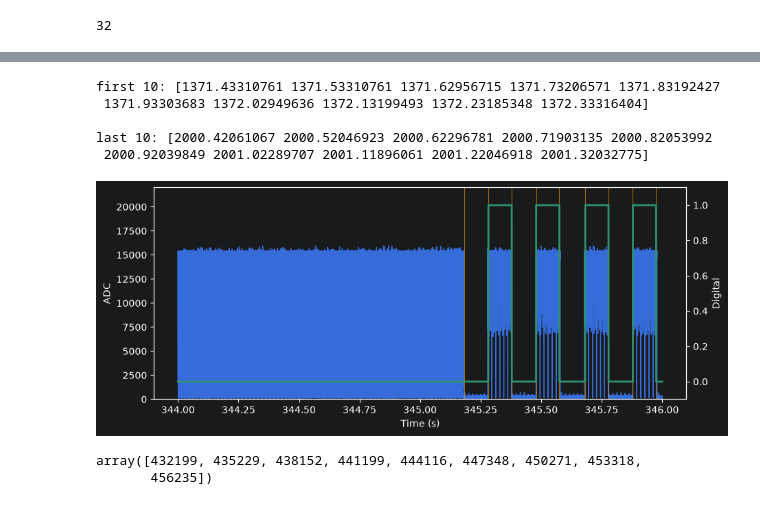
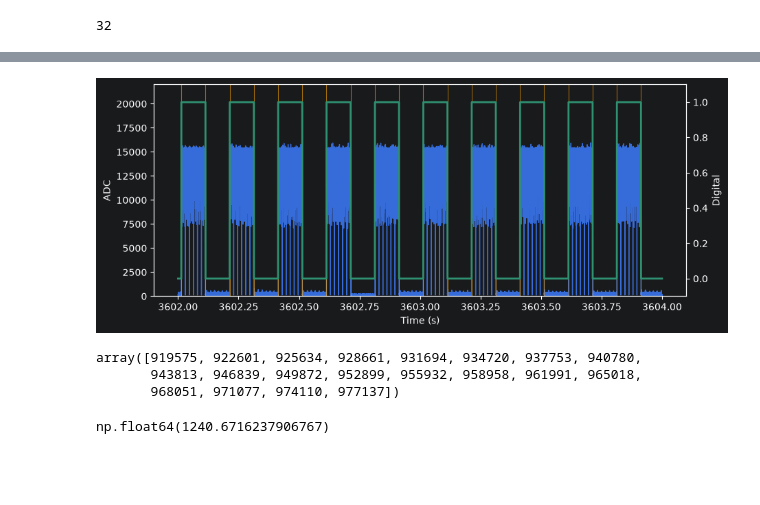
Before and after one commit to KaiCao2003/rfmapping, a Jupyter notebook: matlab.ipynb, the cells around one changed output, grey strips where cells are left out. Saved outputs shown, nothing was run; the diff lists cells and outputs as text; code cells hidden in the pictures; blank space fills up the shorter version.

```diff
--- a/matlab.ipynb
+++ b/matlab.ipynb
@@ -123,12 +123,12 @@ max_internal_gap = 300
 
 raw_active = photodiode_data > edge_threshold
 
-# ADC_DI_data_noGap = fill_short_gaps(
-#     raw_active,
-#     min_gap=max_internal_gap,
-# )
+ADC_DI_data_noGap = fill_short_gaps(
+    raw_active,
+    min_gap=max_internal_gap,
+)
 
-ADC_DI_data_noGap = fill_short_gaps(~(fill_short_gaps(photodiode_data < 15000, min_gap=10)), min_gap=1000)
+# ADC_DI_data_noGap = fill_short_gaps(~(fill_short_gaps(photodiode_data < 15000, min_gap=10)), min_gap=1000)
 
 assert len(ADC_continuous_time_stamp_data) == len(
     ADC_DI_data_noGap), f"Length mismatch: {len(ADC_continuous_time_stamp_data)} vs {len(ADC_DI_data_noGap)}"
@@ -186,17 +186,17 @@ if saved:
     print(f"Stored edits applied: {stored_data}")
 else:
     if deleteFrames:
-        on_list_time = np.delete(on_list_time, deleteFrames,)
+        on_list_time = np.delete(on_list_time, deleteFrames, )
 
     on_list_time = on_list_time[deleteStartIndex:deleteEndIndex]
 
     if interp_start:
         on_list_time = interp_replace(
-                on_list_time,
-                interp_start,
-                interp_end,
-                new_length=frames_between + 2,
-            )
+            on_list_time,
+            interp_start,
+            interp_end,
+            new_length=frames_between + 2,
+        )
 
 trials = loadmat(f"{base_dir}/{date}.mat")["trials"]
 
@@ -229,7 +229,6 @@ print("Session edits stored")
 # on_list_time = np.append(on_list_time, on_list_time[-1] + 0.1)
 on_list_time = np.append(on_list_time[0] - 0.1, on_list_time)
 
-
 # if num_of_rec == 2:
 #     on_list_time = on_list_time[2:]
 
@@ -310,12 +352,6 @@ on_list_time saved to /mnt/senzailab/Kai/#Recording/m19/260827/260827_10/data/hd
 print("first 10:", on_list_time[:10], "\n")
 
 print("last 10:", on_list_time[-10:])
-# %% [output]
-first 10: [1371.43310761 1371.53310761 1371.62956715 1371.73206571 1371.83192427
- 1371.93303683 1372.02949636 1372.13199493 1372.23185348 1372.33316404]
-
-last 10: [2000.42061067 2000.52046923 2000.62296781 2000.71903135 2000.82053992
- 2000.92039849 2001.02289707 2001.11896061 2001.22046918 2001.32032775]
 # %%
 for index, _ in enumerate(np.diff(on_list_time)):
     if _ < 0.08:
@@ -325,8 +361,9 @@ for index, _ in enumerate(np.diff(on_list_time)):
         print("Too long:")
         print(f"Gap detected at index {index}: {on_list_time[index]} to {on_list_time[index + 1]} (gap: {_})")
 # %%
-# start_time, end_time = 973, 978
-start_time, end_time = 344, 346
+start_time, end_time = 3602, 3604
+# start_time, end_time = (on_list_time[0] - 2), (on_list_time[2] + 1)  # Start
+# start_time, end_time = (on_list_time[-2] - 2), (on_list_time[-1] + 1)  # End
 
 # start_time, end_time = 55, 58
 
@@ -338,42 +375,44 @@ x = ADC_continuous_time_stamp_data[start_idx:end_idx]
 y1 = photodiode_data[start_idx:end_idx]
 y2 = ADC_DI_data_noGap[start_idx:end_idx]
 edges_list = on_list_time
 
 fig, ax1 = plt.subplots(figsize=(10, 4))
 
 l1 = ax1.plot(x, y1, color='C0', lw=1, label='ADC')
 ax1.set_ylim(0, 22000)
 ax1.set_xlabel("Time (s)")
 ax1.set_ylabel("ADC")
 
 ax2 = ax1.twinx()
 l2 = ax2.plot(x, y2, color='C3', lw=2, label='Digital')
 ax2.set_ylim(-0.1, 1.1)
 ax2.set_ylabel("Digital")
 
 # Add on_list rising/falling edge markers inside this displayed time window.
 # on_list_time is already in the same time base as x.
 left = np.searchsorted(edges_list, x[0], side="left")
 right = np.searchsorted(edges_list, x[-1], side="right")
 visible_edges = edges_list[left:right]
 
 visible_edge_indices = np.searchsorted(ADC_continuous_time_stamp_data, visible_edges)
 
 for t in visible_edges:
     ax1.axvline(t, color="orange", lw=0.8, alpha=0.6)
 plt.show()
 
 visible_edge_indices
 # %% [output]
-[figure, old version]
+[figure, new version]
-array([432199, 435229, 438152, 441199, 444116, 447348, 450271, 453318,
-       456235])
+array([919575, 922601, 925634, 928661, 931694, 934720, 937753, 940780,
+       943813, 946839, 949872, 952899, 955932, 958958, 961991, 965018,
+       968051, 971077, 974110, 977137])
 # %%
 print(on_list_detected[6163:6169])
 # %%
 np.save((npyfile_path := f"{base_dir}/data/on_list_times.npy"), on_list_idx_patched)
 # %%
-len(on_list_idx_patched)
+# %% [output]
+np.float64(1240.6716237906767)
 # %%
 a = on_list_time[1621]  # 47724427
 b = on_list_time[1623]  # 47788633
```
Also changed, not shown: parts of 3 cells of this notebook, 4 other files.
